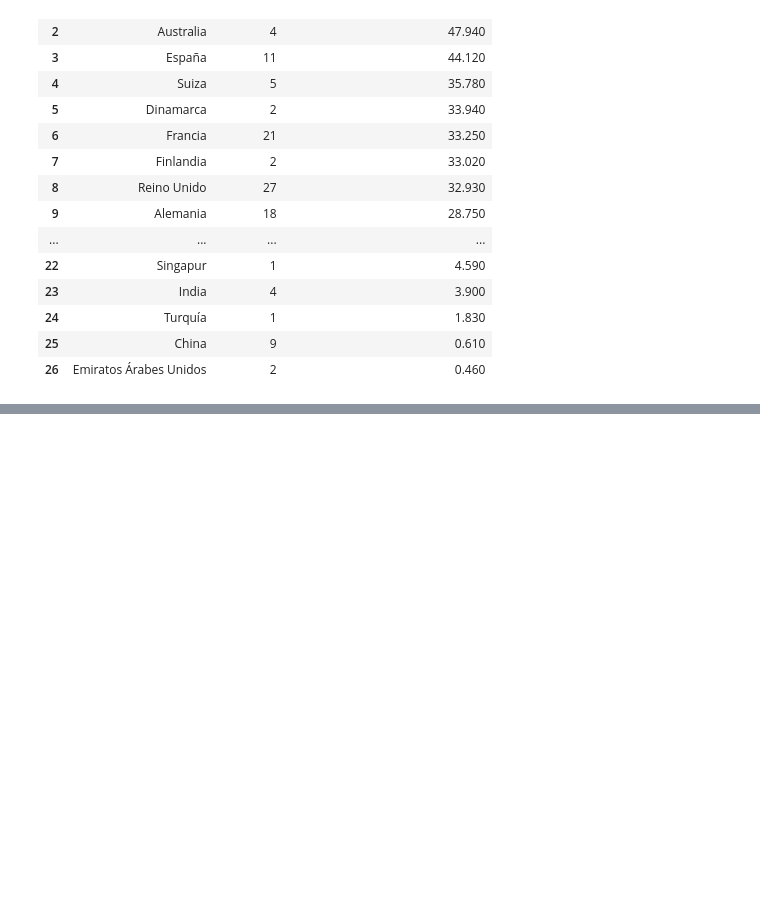
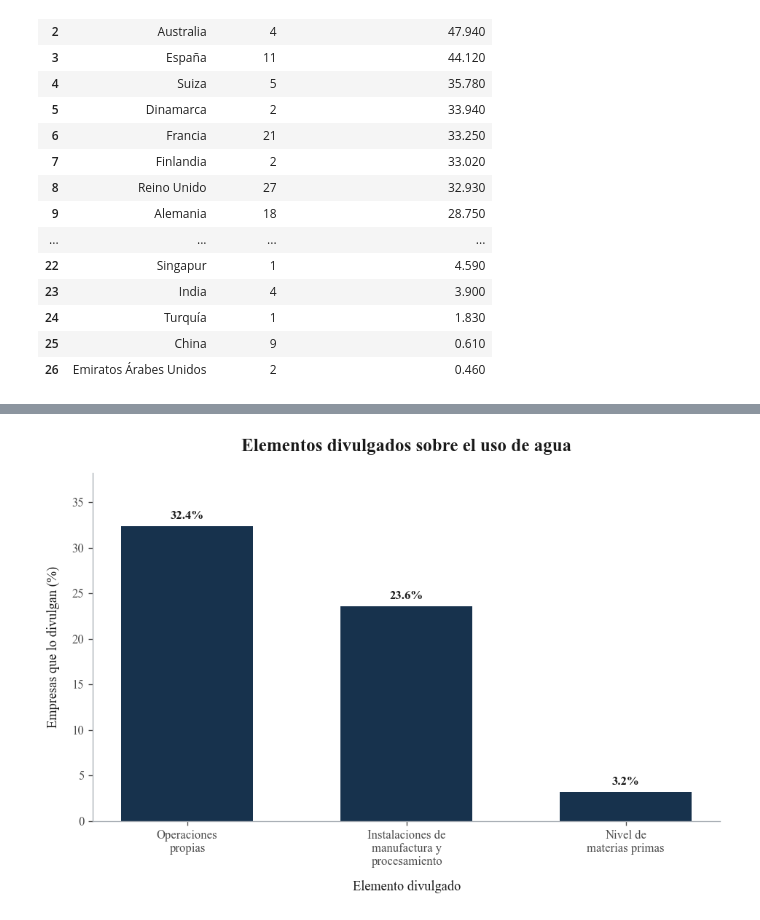
Before and after one commit to avrilsalazarrodriguez/fashion-transparency-index-2023, a Jupyter notebook: scripts/03_Analisis_exploratorio_de_datos.ipynb, the cells around one changed output, grey strips where cells are left out. Cells and saved outputs as stored; diff of their text form; code cells hidden in the pictures; blank space fills up the shorter version.

```diff
--- a/scripts/03_Analisis_exploratorio_de_datos.ipynb
+++ b/scripts/03_Analisis_exploratorio_de_datos.ipynb
@@ -1968,0 +2422,83 @@ Países representados: 27
+# %%
+# Visualizamos los elementos divulgados sobre el uso
+# de agua
+
+fig, ax = plt.subplots(figsize=(8, 5.5))
+
+# Construimos la gráfica
+barras = ax.bar(
+    uso_agua["Elemento"],
+    uso_agua["Porcentaje"],
+    color=AZUL_MARINO,
+    width=0.6
+)
+
+# Incorporamos el título y los nombres de los ejes
+ax.set_title(
+    "Elementos divulgados sobre el uso de agua",
+    pad=18
+)
+
+ax.set_xlabel(
+    "Elemento divulgado",
+    labelpad=10
+)
+
+ax.set_ylabel(
+    "Empresas que lo divulgan (%)",
+    labelpad=10
+)
+
+# Traducimos las etiquetas del eje X
+ax.set_xticks(
+    range(len(uso_agua))
+)
+
+ax.set_xticklabels(
+    [
+        "Operaciones\npropias",
+        "Instalaciones de\nmanufactura y\nprocesamiento",
+        "Nivel de\nmaterias primas"
+    ]
+)
+
+# Eliminamos los bordes que no aportan información
+ax.spines["top"].set_visible(False)
+ax.spines["right"].set_visible(False)
+ax.spines["left"].set_color(GRIS_MEDIO)
+ax.spines["bottom"].set_color(GRIS_MEDIO)
+
+# Añadimos el porcentaje sobre cada barra
+for barra, valor in zip(
+    barras,
+    uso_agua["Porcentaje"]
+):
+    ax.text(
+        barra.get_x() + barra.get_width() / 2,
+        barra.get_height() + 0.5,
+        f"{valor:.1f}%",
+        ha="center",
+        va="bottom",
+        fontsize=10,
+        fontweight="bold",
+        color=NEGRO
+    )
+
+# Dejamos espacio para las etiquetas
+ax.set_ylim(
+    0,
+    uso_agua["Porcentaje"].max() * 1.18
+)
+
+# Ajustamos los márgenes
+fig.tight_layout()
+
+# Guardamos la figura
+guardar_figura(
+    fig,
+    "elementos_uso_agua"
+)
+
+plt.show()
+# %% [output]
+[figure, added]
```
Also changed, not shown: parts of 33 cells of this notebook, 10 other files.
